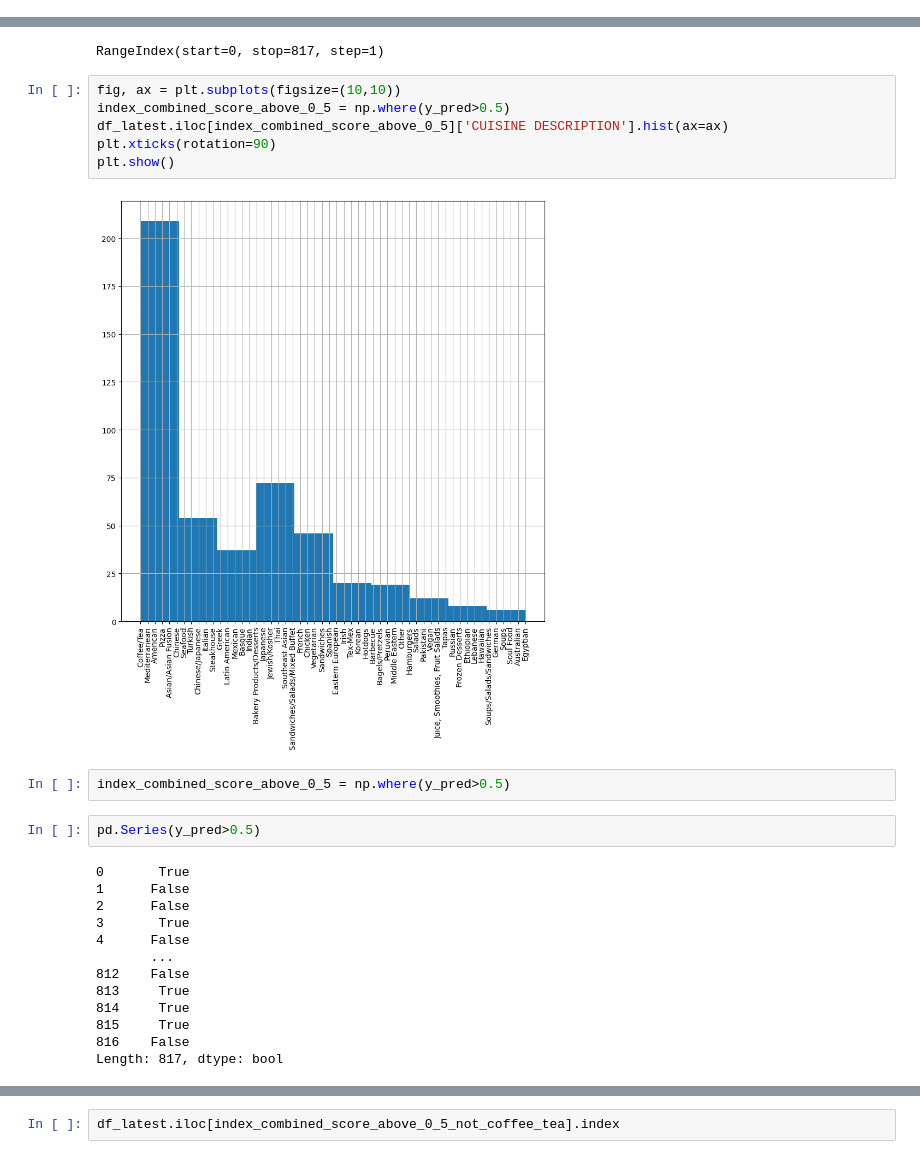
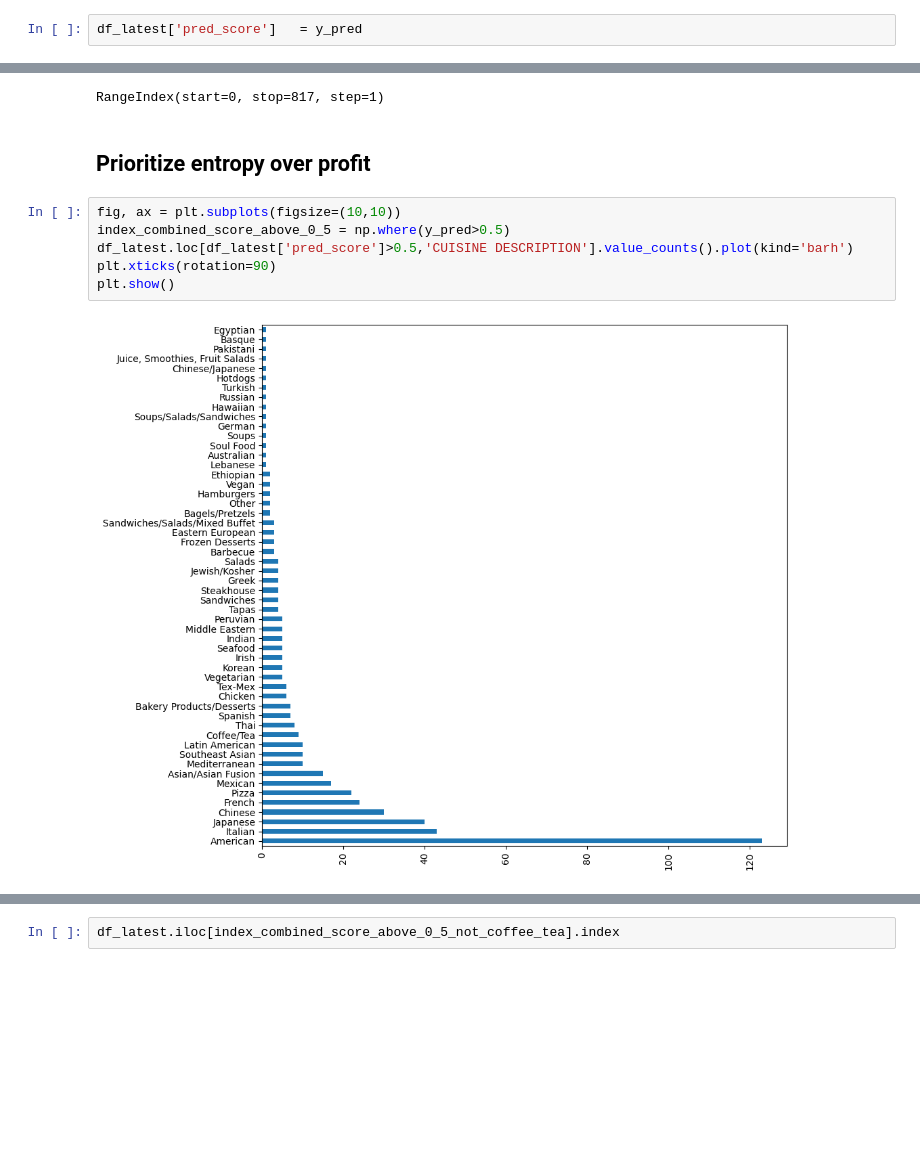
Before and after one commit to krishnakartik1/dsb-spring2023-yelp, a Jupyter notebook: ai_inference.ipynb, the cells around one changed output, grey strips where cells are left out. Saved outputs shown, nothing was run; the diff lists cells and outputs as text; blank space fills up the shorter version.

Commit message:
entropy priority DL

```diff
--- a/ai_inference.ipynb
+++ b/ai_inference.ipynb
@@ -98,3 +79,5 @@ x_cumulative, y_cumulative, order = build_cumulative_curve(y_pred, y_test, scale
+# %%
+df_latest['pred_score']   = y_pred
 # %%
 df_latest['CUISINE DESCRIPTION'].value_counts()
 # %% [output]
@@ -129,29 +112,14 @@ from itertools import combinations
 df_latest.index
 # %% [output]
 RangeIndex(start=0, stop=817, step=1)
+# %% [markdown]
+## Prioritize entropy over profit
 # %%
 fig, ax = plt.subplots(figsize=(10,10))
 index_combined_score_above_0_5 = np.where(y_pred>0.5)
-df_latest.iloc[index_combined_score_above_0_5]['CUISINE DESCRIPTION'].hist(ax=ax)
+df_latest.loc[df_latest['pred_score']>0.5,'CUISINE DESCRIPTION'].value_counts().plot(kind='barh')
 plt.xticks(rotation=90)
 plt.show()
 # %% [output]
-[figure, old version]
+[figure, new version]
-# %%
-index_combined_score_above_0_5 = np.where(y_pred>0.5)
-# %%
-pd.Series(y_pred>0.5)
-# %% [output]
-0       True
-1      False
-2      False
-3       True
-4      False
-       ...
-812    False
-813     True
-814     True
-815     True
-816    False
-Length: 817, dtype: bool
 # %%
```
Also changed, not shown: parts of 22 cells of this notebook.
